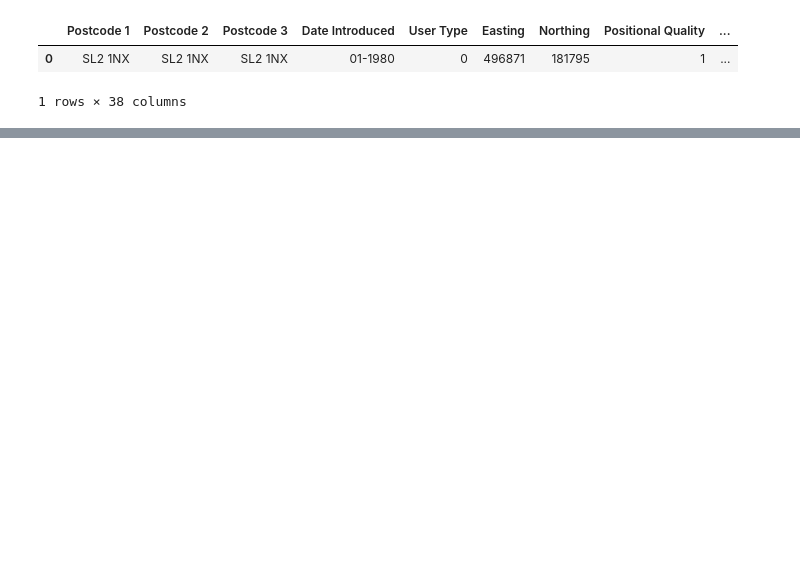
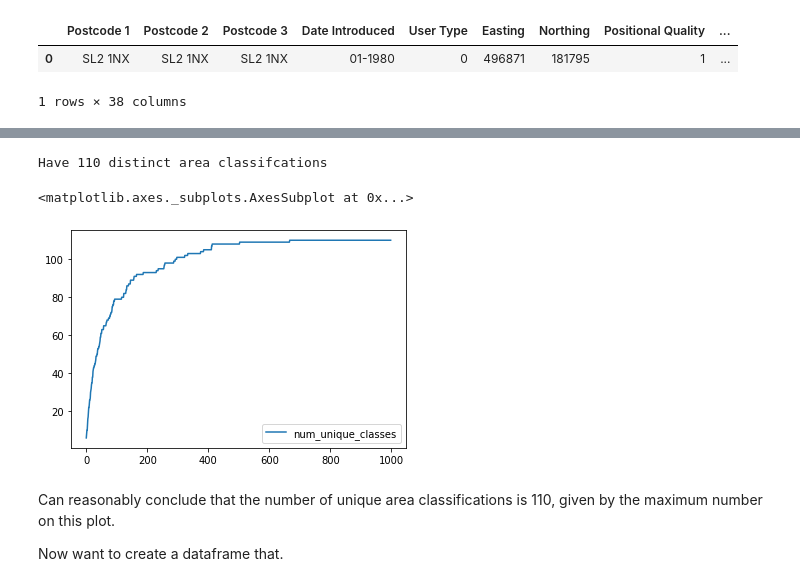
Before and after one commit to Tom11Butler/DE-Capstone, a Jupyter notebook: EDA.ipynb, the cells around one changed output, grey strips where cells are left out. Saved outputs shown, nothing was run; the diff lists cells and outputs as text; code cells hidden in the pictures; blank space fills up the shorter version.

```diff
--- a/EDA.ipynb
+++ b/EDA.ipynb
@@ -71,0 +69,29 @@ list(sample_postcodes.columns)
+# %%
+unique_area_classes = area_classes[0].split(';')
+
+num_unique_classes = []
+
+for i in range(1,1000):
+    entry = area_classes[i]
+
+    entry = entry.split(';')
+    for item in entry:
+        if item not in unique_area_classes:
+            unique_area_classes.append(item)
+
+    num_unique_classes.append(len(unique_area_classes))
+
+print('Have {} distinct area classifcations'.format(len(unique_area_classes)))
+# %% [output]
+Have 110 distinct area classifcations
+# %%
+foobar = pd.DataFrame.from_dict({'num_unique_classes':num_unique_classes})
+# %%
+foobar.plot()
+# %% [output]
+<matplotlib.axes._subplots.AxesSubplot at 0x...>
+[figure, added]
+# %% [markdown]
+Can reasonably conclude that the number of unique area classifications is 110, given by the maximum number on this plot.
+
+Now want to create a dataframe that.
```
Also changed, not shown: parts of 33 cells of this notebook.
